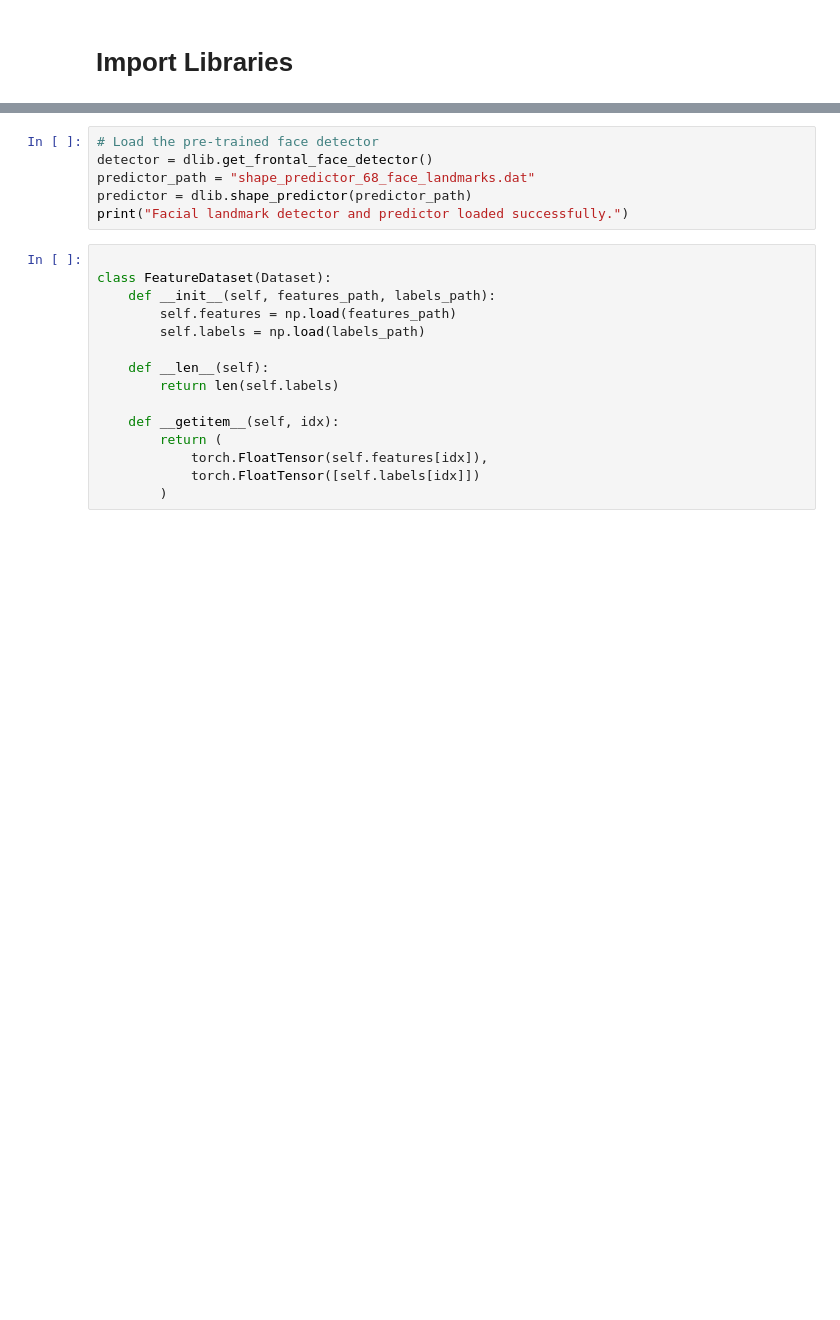
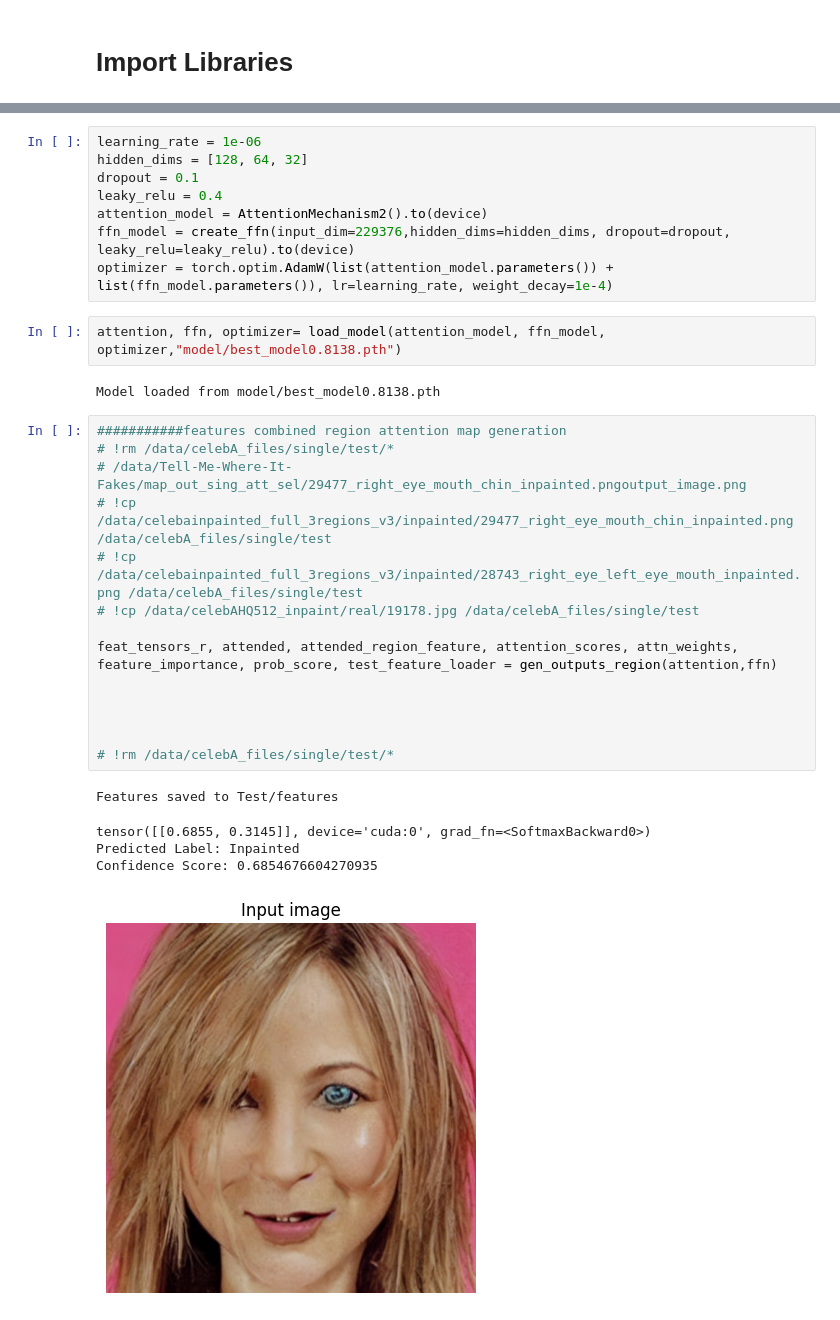
Before and after one commit to vishnuexe/HAMF3, a Jupyter notebook: HAMF3_test.ipynb, the cells around one changed output, grey strips where cells are left out. Cells and saved outputs as stored; diff of their text form; blank space fills up the shorter version.

```diff
--- a/HAMF3_test.ipynb
+++ b/HAMF3_test.ipynb
@@ -47,21 +48,32 @@ import dlib
-# %%
-# Load the pre-trained face detector
-detector = dlib.get_frontal_face_detector()
-predictor_path = "shape_predictor_68_face_landmarks.dat"
-predictor = dlib.shape_predictor(predictor_path)
-print("Facial landmark detector and predictor loaded successfully.")
-# %%
-
-class FeatureDataset(Dataset):
-    def __init__(self, features_path, labels_path):
-        self.features = np.load(features_path)
-        self.labels = np.load(labels_path)
-
-    def __len__(self):
-        return len(self.labels)
-
-    def __getitem__(self, idx):
-        return (
-            torch.FloatTensor(self.features[idx]),
-            torch.FloatTensor([self.labels[idx]])
-        )
+# %%
+learning_rate = 1e-06
+hidden_dims = [128, 64, 32]
+dropout = 0.1
+leaky_relu = 0.4
+attention_model = AttentionMechanism2().to(device)
+ffn_model = create_ffn(input_dim=229376,hidden_dims=hidden_dims, dropout=dropout, leaky_relu=leaky_relu).to(device)
+optimizer = torch.optim.AdamW(list(attention_model.parameters()) + list(ffn_model.parameters()), lr=learning_rate, weight_decay=1e-4)
+# %%
+attention, ffn, optimizer= load_model(attention_model, ffn_model, optimizer,"model/best_model0.8138.pth")
+# %% [output]
+Model loaded from model/best_model0.8138.pth
+# %%
+###########features combined region attention map generation
+# !rm /data/celebA_files/single/test/*
+# /data/Tell-Me-Where-It-Fakes/map_out_sing_att_sel/29477_right_eye_mouth_chin_inpainted.pngoutput_image.png
+# !cp /data/celebainpainted_full_3regions_v3/inpainted/29477_right_eye_mouth_chin_inpainted.png /data/celebA_files/single/test
+# !cp /data/celebainpainted_full_3regions_v3/inpainted/28743_right_eye_left_eye_mouth_inpainted.png /data/celebA_files/single/test
+# !cp /data/celebAHQ512_inpaint/real/19178.jpg /data/celebA_files/single/test
+
+feat_tensors_r, attended, attended_region_feature, attention_scores, attn_weights, feature_importance, prob_score, test_feature_loader = gen_outputs_region(attention,ffn)
+
+
+
+
+# !rm /data/celebA_files/single/test/*
+# %% [output]
+Features saved to Test/features
+tensor([[0.6855, 0.3145]], device='cuda:0', grad_fn=<SoftmaxBackward0>)
+Predicted Label: Inpainted
+Confidence Score: 0.6854676604270935
+[figure, added]
```
Also changed, not shown: parts of 2 cells of this notebook.
